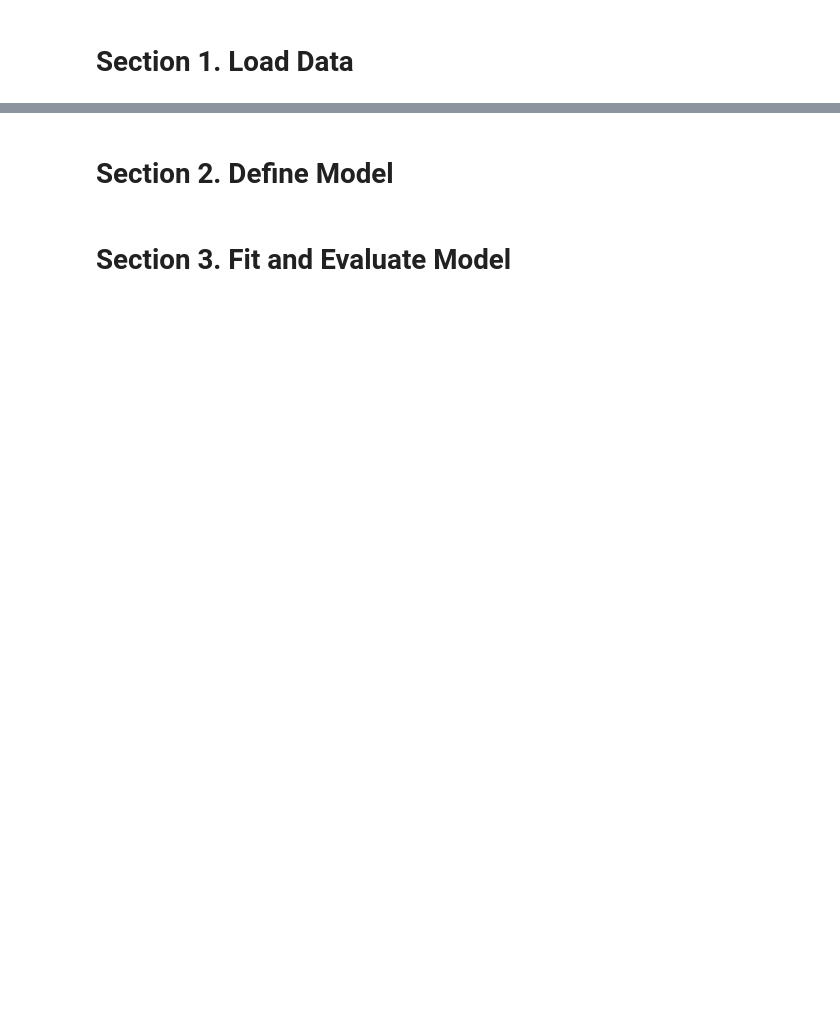
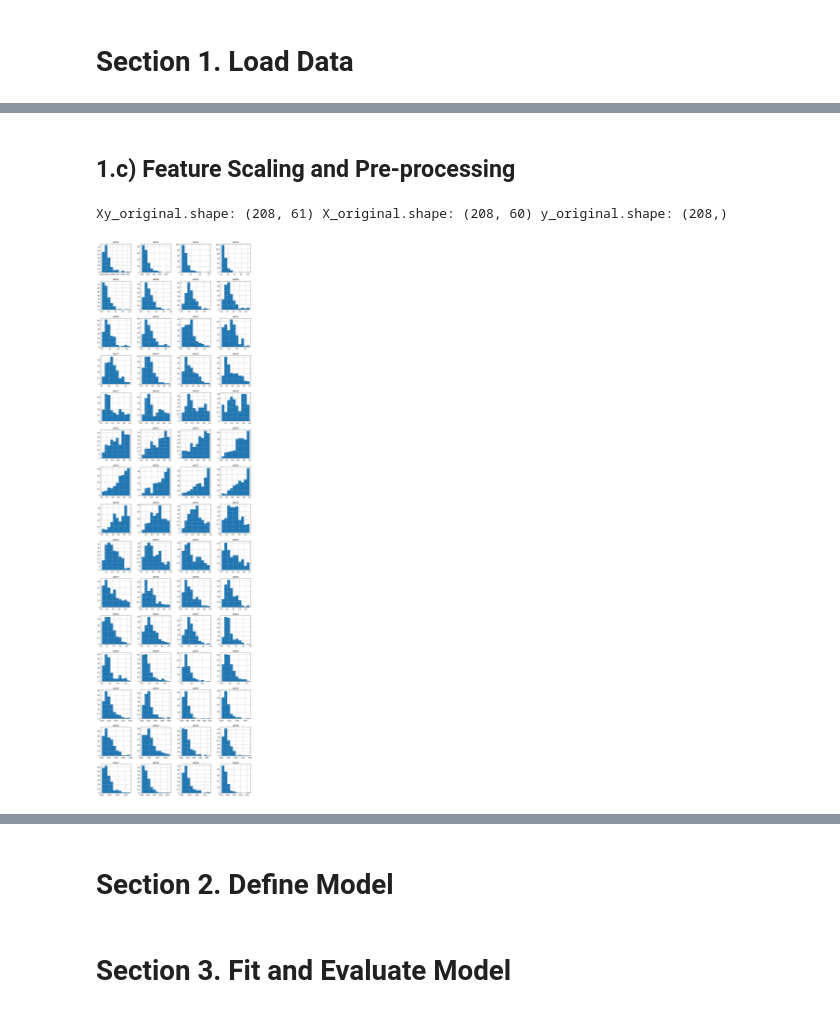
Before and after one commit to daines-analytics/template-latest, a Jupyter notebook: _py-project-templates/py-keras-binary-class-example.ipynb, the cells around one changed output, grey strips where cells are left out. Saved outputs shown, nothing was run; the diff lists cells and outputs as text; code cells hidden in the pictures; blank space fills up the shorter version.

```diff
--- a/_py-project-templates/py-keras-binary-class-example.ipynb
+++ b/_py-project-templates/py-keras-binary-class-example.ipynb
@@ -126,5 +119,0 @@ print(dataset)
-# %%
-# Split the original dataset into input (X) and output (y) variables
-X_original = dataset[:,0:60].astype(float)
-y_original = dataset[:,60]
-print('Shape of X_original:', X_original.shape, '| Shape of y_original:', y_original.shape)
@@ -132,0 +294,46 @@ Shape of X_original: (208, 60) | Shape of y_original: (208,)
+# %% [markdown]
+## 1.c) Feature Scaling and Pre-processing
+# %%
+# Use variable totCol to hold the number of columns in the dataframe
+totCol = len(Xy_original.columns)
+
+# Set up variable totAttr for the total number of attribute columns
+totAttr = totCol-1
+
+# targetCol variable indicates the column location of the target/class variable
+# If the first column, set targetCol to 1. If the last column, set targetCol to totCol
+# If (targetCol <> 1) and (targetCol <> totCol), be aware when slicing up the dataframes for visualization
+targetCol = totCol
+# %%
+# We create attribute-only and target-only datasets (X_original and y_original)
+# for various visualization and cleaning/transformation operations
+
+if targetCol == totCol:
+    X_original = Xy_original.iloc[:,0:totAttr]
+    y_original = Xy_original.iloc[:,totAttr]
+else:
+    X_original = Xy_original.iloc[:,1:totCol]
+    y_original = Xy_original.iloc[:,0]
+
+print("Xy_original.shape: {} X_original.shape: {} y_original.shape: {}".format(Xy_original.shape, X_original.shape, y_original.shape))
+# %% [output]
+Xy_original.shape: (208, 61) X_original.shape: (208, 60) y_original.shape: (208,)
+# %%
+# Set up the number of row and columns for visualization display. dispRow * dispCol should be >= totAttr
+dispCol = 4
+if totAttr % dispCol == 0 :
+    dispRow = totAttr // dispCol
+else :
+    dispRow = (totAttr // dispCol) + 1
+
+# Set figure width to display the data visualization plots
+fig_size = plt.rcParams["figure.figsize"]
+fig_size[0] = dispCol*4
+fig_size[1] = dispRow*4
+plt.rcParams["figure.figsize"] = fig_size
+# %%
+# Histograms for each attribute before pre-processing
+X_original.hist(layout=(dispRow,dispCol))
+plt.show()
+# %% [output]
+[figure, added]
```
Also changed, not shown: parts of 22 cells of this notebook.
